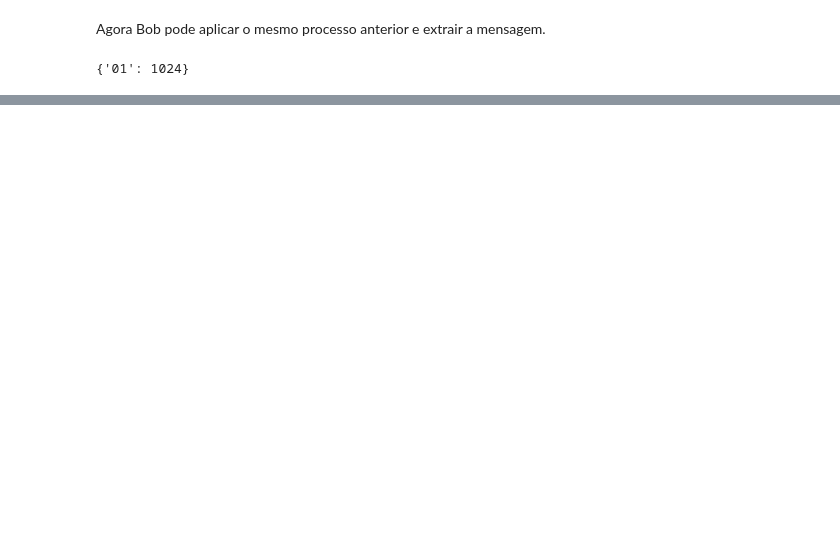
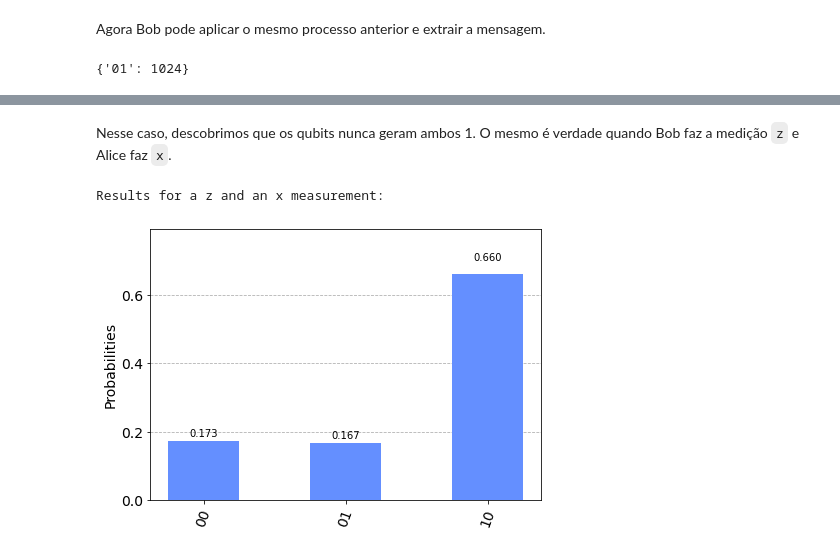
Before and after one commit to G-Carneiro/GCQ, a Jupyter notebook: Qiskit/Introduction/entangled-states.ipynb, the cells around one changed output, grey strips where cells are left out. Drawn from its saved outputs; the diff is of its cells as text; code cells hidden in the pictures; blank space fills up the shorter version.

```diff
--- a/Qiskit/Introduction/entangled-states.ipynb
+++ b/Qiskit/Introduction/entangled-states.ipynb
@@ -398,0 +622,14 @@ O resultado final é que Alice enviou dois bits de informação para Bob, mas s
+# %% [markdown]
+Nesse caso, descobrimos que os qubits nunca geram ambos 1. O mesmo é verdade quando Bob faz a medição `z` e Alice faz `x`.
+# %%
+meas_xz = QuantumCircuit(2,2)
+meas_xz.h(0)
+meas_xz.measure([0,1],[0,1])
+meas_xz.h(0)
+
+print('Results for a z and an x measurement:')
+counts = backend.run(qc_charlie.compose(meas_xz)).result().get_counts()
+plot_histogram(counts)
+# %% [output]
+Results for a z and an x measurement:
+[figure, added]
```
Also changed, not shown: parts of 34 cells of this notebook, 1 other file.
